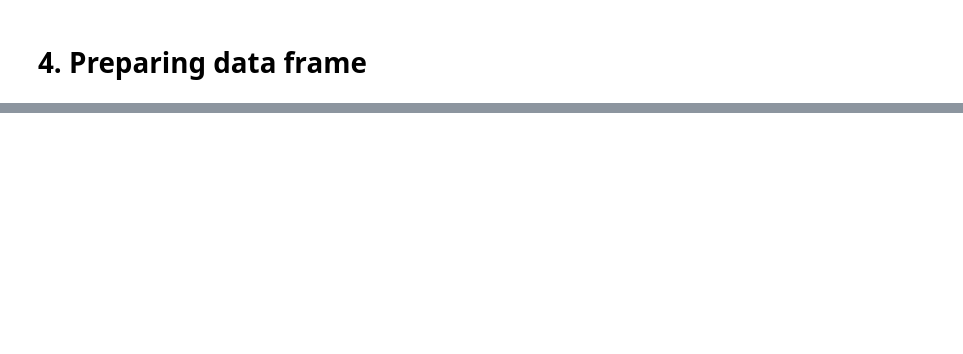
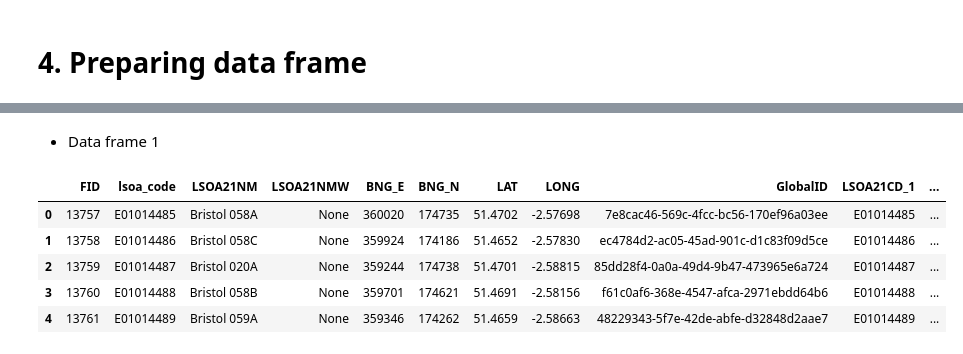
Before and after one commit to raven-172/-Analytics--Criminal-status-in-UK, a Jupyter notebook: 2.ipynb, the cells around one changed output, grey strips where cells are left out. Saved outputs shown, nothing was run; the diff lists cells and outputs as text; code cells hidden in the pictures; blank space fills up the shorter version.

```diff
--- a/2.ipynb
+++ b/2.ipynb
@@ -251,0 +292,3 @@ bsb.head()
+# %%
+b_df1 = df.groupby(['lsoa_code', 'lsoa_name', 'year', 'month'])['crime_count'].sum().reset_index(name='crime_total')
+b_df1.head()
@@ -251,0 +302,3 @@ bsb.head()
+# %%
+b_df1 = b_df1.merge(bdf[['lsoa_code', 'population']], on='lsoa_code')
+b_df1.head()
@@ -251,0 +312,3 @@ bsb.head()
+# %%
+b_df1['crime_rate'] = (b_df1['crime_total']/b_df1['population'])*1000
+b_df1.head()
@@ -251,0 +322,7 @@ bsb.head()
+# %%
+b_df1 = b_df1.groupby(['lsoa_code', 'lsoa_name'])['crime_rate'].agg(
+    start_rate='first',
+    end_rate='last'
+).reset_index()
+b_df1['crime_growth'] = ((b_df1['end_rate'] - b_df1['start_rate'])/b_df1['start_rate'])*100
+b_df1.head()
@@ -251,0 +336,12 @@ bsb.head()
+# %% [markdown]
+- Data frame 1
+# %%
+df1 = bdf.merge(b_df1[['lsoa_code', 'crime_growth']], on='lsoa_code')
+df1.head()
+# %% [output]
+|  | FID | lsoa_code | LSOA21NM | LSOA21NMW | BNG_E | BNG_N | LAT | LONG | GlobalID | LSOA21CD_1 | ... |
+| 0 | 13757 | E01014485 | Bristol 058A | None | 360020 | 174735 | 51.4702 | -2.57698 | 7e8cac46-569c-4fcc-bc56-170ef96a03ee | E01014485 | ... |
+| 1 | 13758 | E01014486 | Bristol 058C | None | 359924 | 174186 | 51.4652 | -2.57830 | ec4784d2-ac05-45ad-901c-d1c83f09d5ce | E01014486 | ... |
+| 2 | 13759 | E01014487 | Bristol 020A | None | 359244 | 174738 | 51.4701 | -2.58815 | 85dd28f4-0a0a-49d4-9b47-473965e6a724 | E01014487 | ... |
+| 3 | 13760 | E01014488 | Bristol 058B | None | 359701 | 174621 | 51.4691 | -2.58156 | f61c0af6-368e-4547-afca-2971ebdd64b6 | E01014488 | ... |
+| 4 | 13761 | E01014489 | Bristol 059A | None | 359346 | 174262 | 51.4659 | -2.58663 | 48229343-5f7e-42de-abfe-d32848d2aae7 | E01014489 | ... |
```
Also changed, not shown: parts of 13 cells of this notebook.
